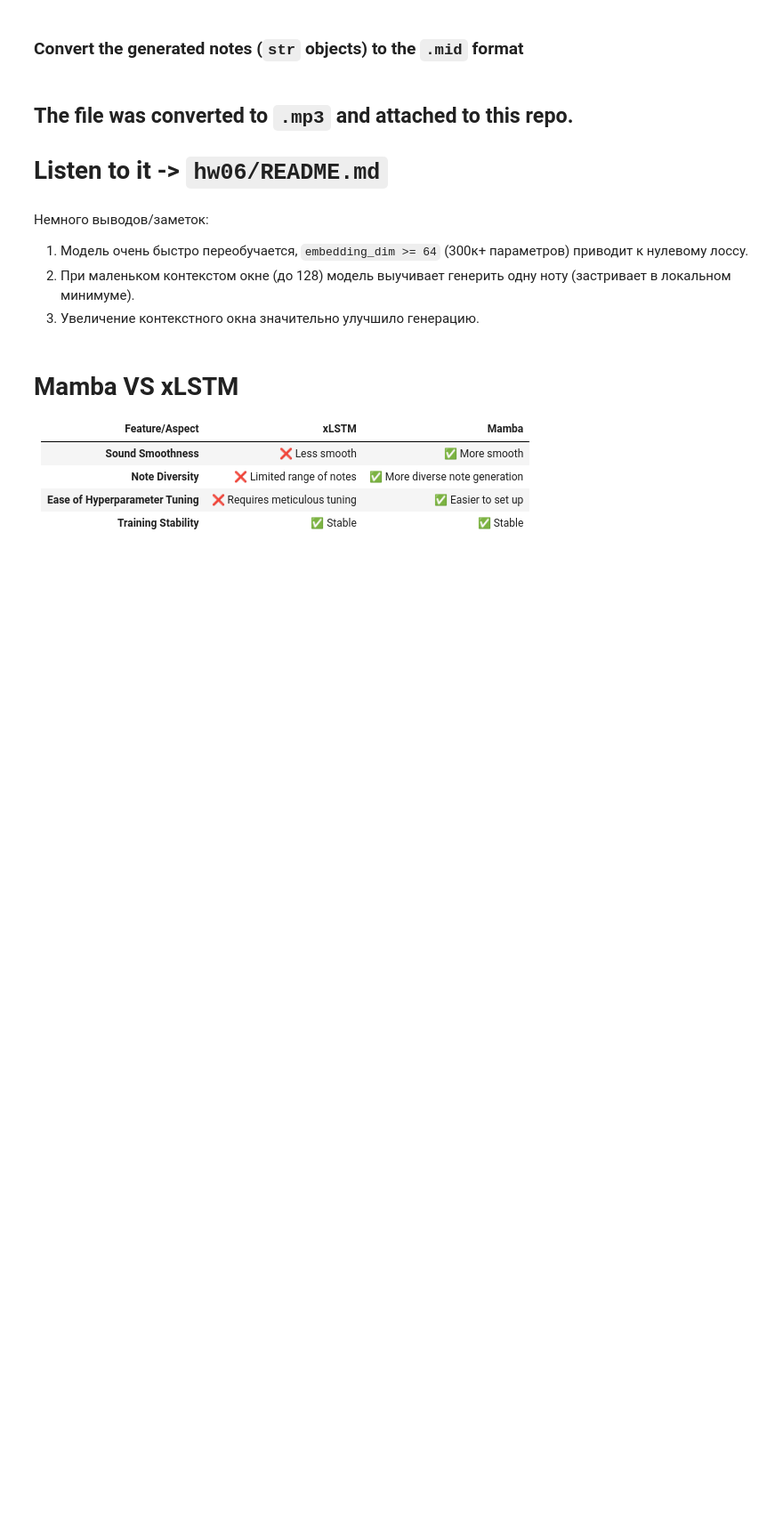
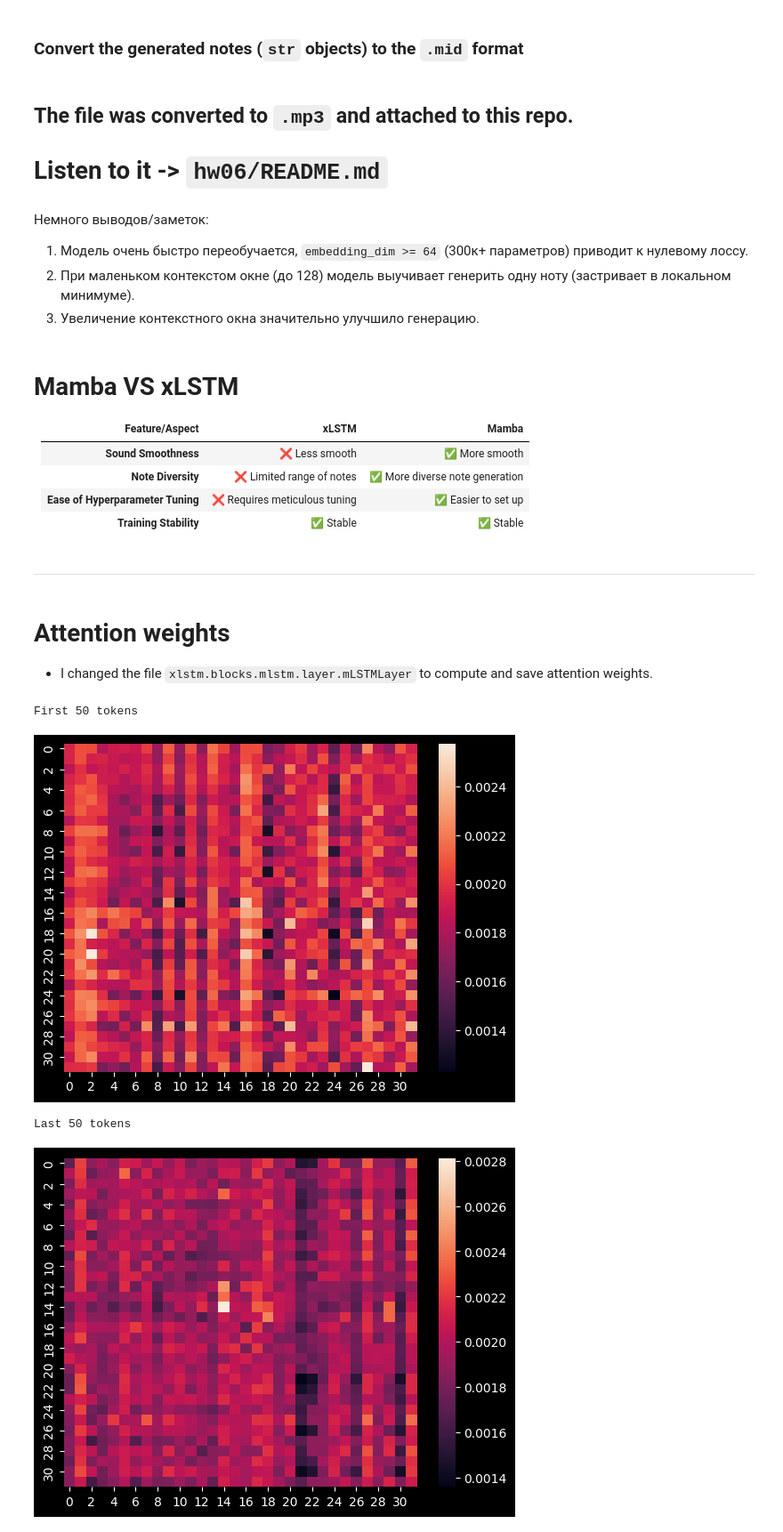
Before and after one commit to Skripkon/DL25, a Jupyter notebook: hw06/06_solution.ipynb, the cells around one changed output. Shown: that part at 89% size. Drawn from its saved outputs; the diff is of its cells as text; code cells hidden in the pictures; blank space fills up the shorter version.

Commit message:
Add attention weights computation

```diff
--- a/hw06/06_solution.ipynb
+++ b/hw06/06_solution.ipynb
@@ -204,3 +201,9 @@ midi.save(midi_path)
 | **Note Diversity**                   | ❌ Limited range of notes               | ✅ More diverse note generation      |
 | **Ease of Hyperparameter Tuning**    | ❌ Requires meticulous tuning           | ✅ Easier to set up                  |
 | **Training Stability**               | ✅ Stable                               | ✅ Stable                            |
+# %% [markdown]
+------------------------------------------------------------------------------------
+# %% [markdown]
+# Attention weights
+
+- I changed the file `xlstm.blocks.mlstm.layer.mLSTMLayer` to compute and save attention weights.
@@ -206,0 +254,17 @@ midi.save(midi_path)
+# %%
+import matplotlib.pyplot as plt
+import seaborn as sns
+
+attention_weights = np.load("attention_weights.npy")
+print("First 32 tokens")
+sns.heatmap(attention_weights[0, :32, :32])
+plt.show()
+
+print("Last 32 tokens")
+sns.heatmap(attention_weights[0, -32:, -32:])
+plt.show()
+# %% [output]
+First 50 tokens
+[figure, added]
+Last 50 tokens
+[figure, added]
```
Also changed, not shown: parts of 7 cells of this notebook.
